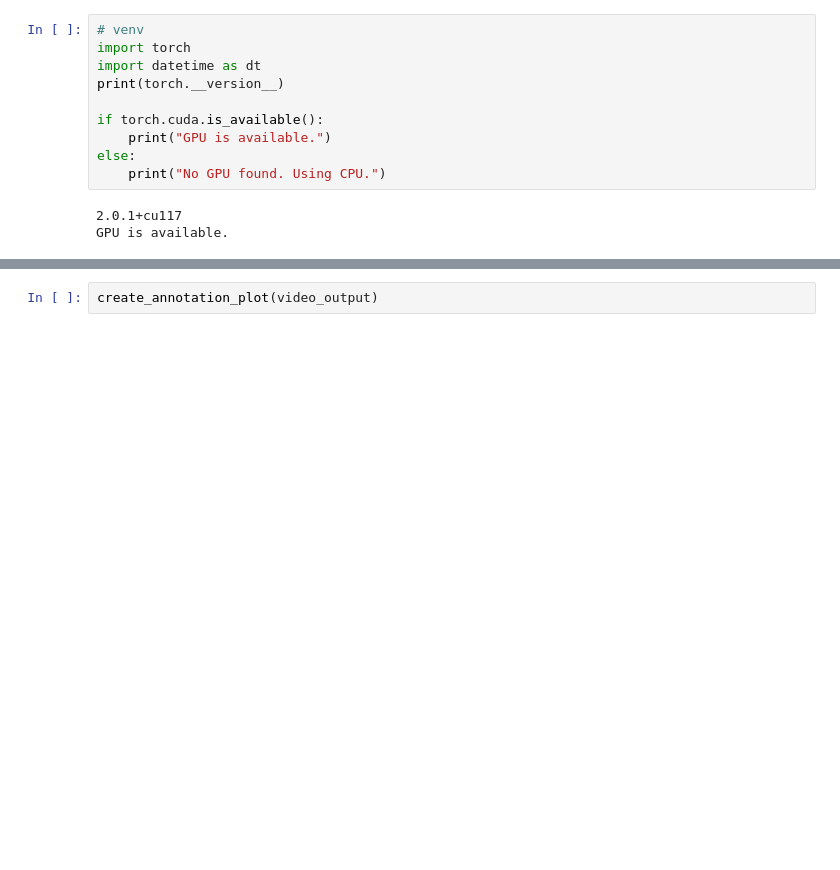
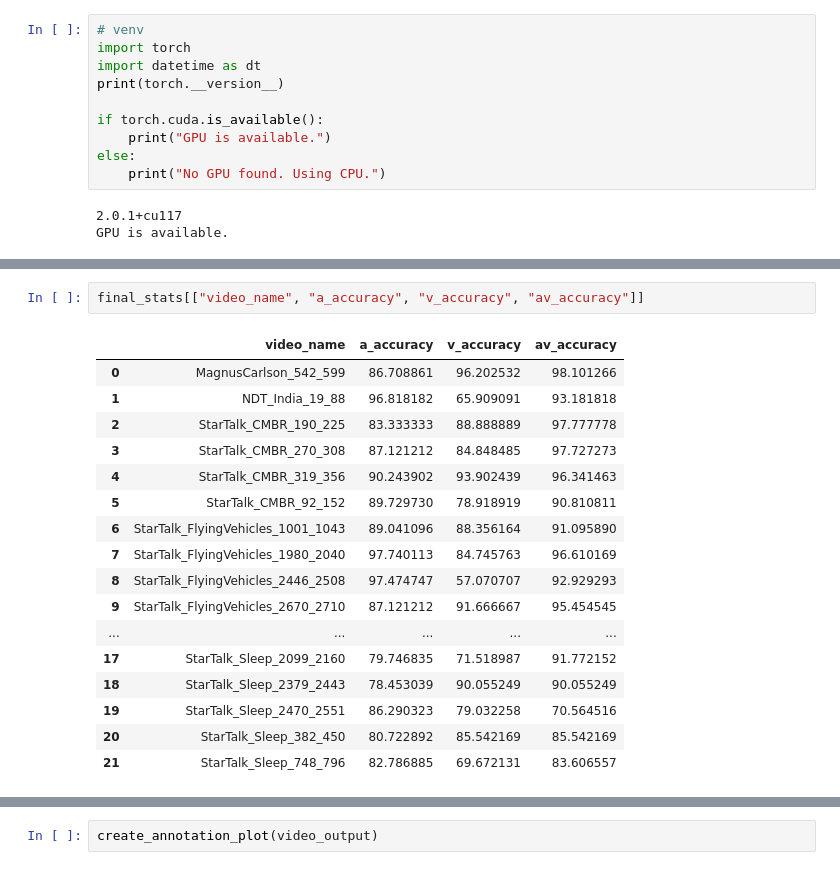
Before and after one commit to ghadwalsunil/WhoSaidThat, a Jupyter notebook: main.ipynb, the cells around one changed output, grey strips where cells are left out. Saved outputs shown, nothing was run; the diff lists cells and outputs as text; blank space fills up the shorter version.

```diff
--- a/main.ipynb
+++ b/main.ipynb
@@ -696,0 +414,20 @@ for video_file in args.videoFiles:
+# %%
+final_stats[["video_name", "a_accuracy", "v_accuracy", "av_accuracy"]]
+# %% [output]
+|  | video_name | a_accuracy | v_accuracy | av_accuracy |
+| 0 | MagnusCarlson_542_599 | 86.708861 | 96.202532 | 98.101266 |
+| 1 | NDT_India_19_88 | 96.818182 | 65.909091 | 93.181818 |
+| 2 | StarTalk_CMBR_190_225 | 83.333333 | 88.888889 | 97.777778 |
+| 3 | StarTalk_CMBR_270_308 | 87.121212 | 84.848485 | 97.727273 |
+| 4 | StarTalk_CMBR_319_356 | 90.243902 | 93.902439 | 96.341463 |
+| 5 | StarTalk_CMBR_92_152 | 89.729730 | 78.918919 | 90.810811 |
+| 6 | StarTalk_FlyingVehicles_1001_1043 | 89.041096 | 88.356164 | 91.095890 |
+| 7 | StarTalk_FlyingVehicles_1980_2040 | 97.740113 | 84.745763 | 96.610169 |
+| 8 | StarTalk_FlyingVehicles_2446_2508 | 97.474747 | 57.070707 | 92.929293 |
+| 9 | StarTalk_FlyingVehicles_2670_2710 | 87.121212 | 91.666667 | 95.454545 |
+| ... | ... | ... | ... | ... |
+| 17 | StarTalk_Sleep_2099_2160 | 79.746835 | 71.518987 | 91.772152 |
+| 18 | StarTalk_Sleep_2379_2443 | 78.453039 | 90.055249 | 90.055249 |
+| 19 | StarTalk_Sleep_2470_2551 | 86.290323 | 79.032258 | 70.564516 |
+| 20 | StarTalk_Sleep_382_450 | 80.722892 | 85.542169 | 85.542169 |
+| 21 | StarTalk_Sleep_748_796 | 82.786885 | 69.672131 | 83.606557 |
```
Also changed, not shown: parts of 29 cells of this notebook, 2 other files.
